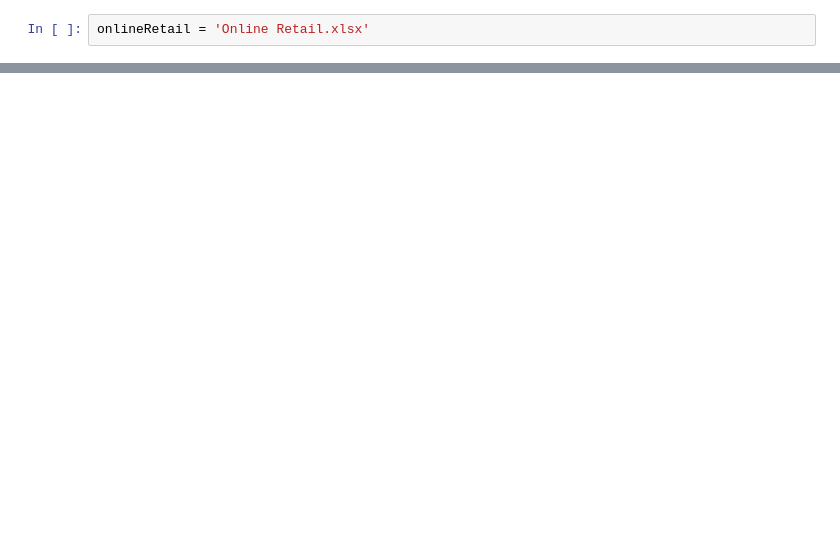
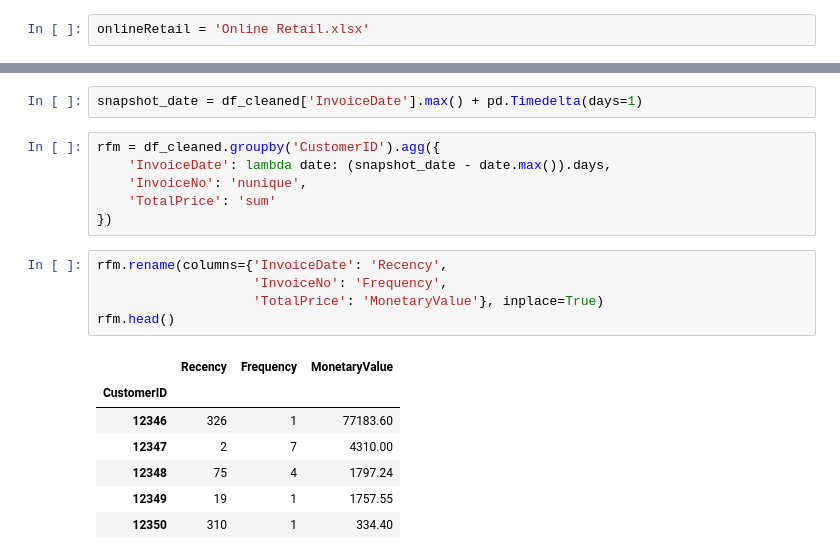
Before and after one commit to leoffavero/dados, a Jupyter notebook: salesAnalysis/salesAnalysis.ipynb, the cells around one changed output, grey strips where cells are left out. Saved outputs shown, nothing was run; the diff lists cells and outputs as text; blank space fills up the shorter version.

```diff
--- a/salesAnalysis/salesAnalysis.ipynb
+++ b/salesAnalysis/salesAnalysis.ipynb
@@ -20,0 +150,21 @@ dfEcommerce.head(5)
+# %%
+snapshot_date = df_cleaned['InvoiceDate'].max() + pd.Timedelta(days=1)
+# %%
+rfm = df_cleaned.groupby('CustomerID').agg({
+    'InvoiceDate': lambda date: (snapshot_date - date.max()).days,
+    'InvoiceNo': 'nunique',
+    'TotalPrice': 'sum'
+})
+# %%
+rfm.rename(columns={'InvoiceDate': 'Recency',
+                    'InvoiceNo': 'Frequency',
+                    'TotalPrice': 'MonetaryValue'}, inplace=True)
+rfm.head()
+# %% [output]
+|  | Recency | Frequency | MonetaryValue |
+| CustomerID |  |  |  |
+| 12346 | 326 | 1 | 77183.60 |
+| 12347 | 2 | 7 | 4310.00 |
+| 12348 | 75 | 4 | 1797.24 |
+| 12349 | 19 | 1 | 1757.55 |
+| 12350 | 310 | 1 | 334.40 |
```
Also changed, not shown: parts of 14 cells of this notebook, 1 other file.
